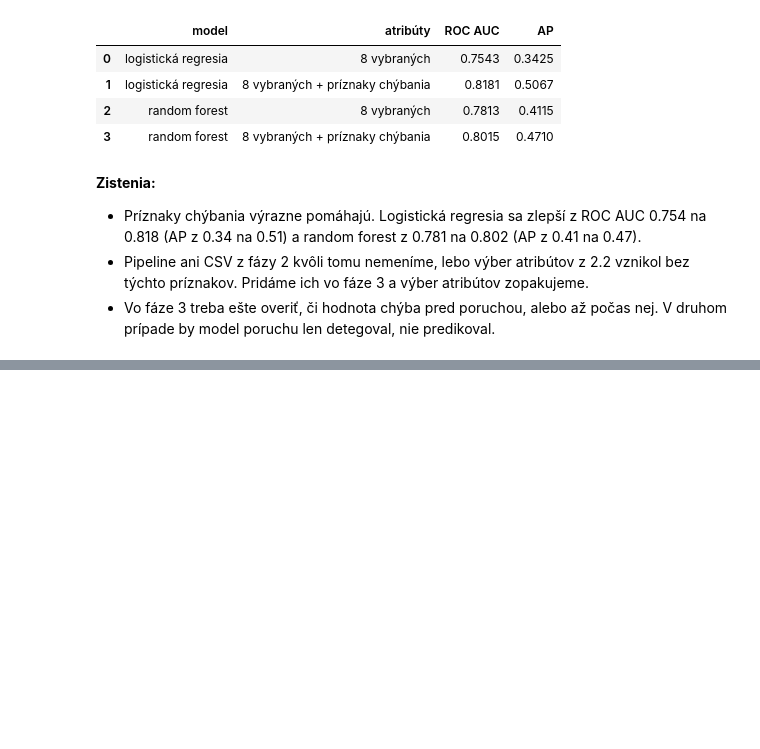
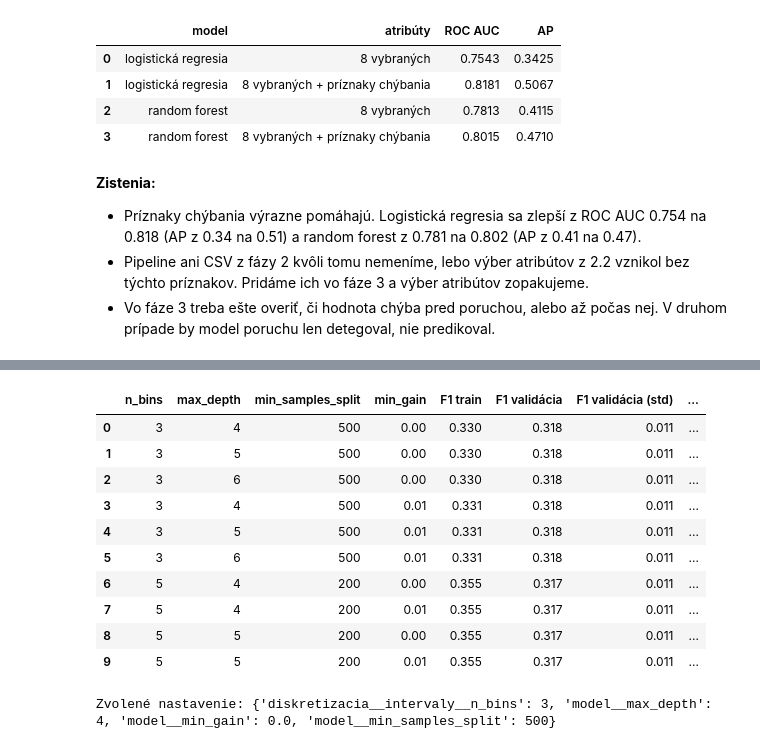
Before and after one commit to deno555/iau_projekt, a Jupyter notebook: IAU_projekt.ipynb, the cells around one changed output, grey strips where cells are left out. Drawn from its saved outputs; the diff is of its cells as text; code cells hidden in the pictures; blank space fills up the shorter version.

```diff
--- a/IAU_projekt.ipynb
+++ b/IAU_projekt.ipynb
@@ -1879,0 +2222,30 @@ display(pd.DataFrame(riadky_ch).round(4))
+# %%
+from sklearn.model_selection import GridSearchCV
+
+mriezka = {"diskretizacia__intervaly__n_bins": [3, 4, 5, 8],
+           "model__max_depth": [2, 3, 4, 5, 6],
+           "model__min_samples_split": [2, 200, 500],
+           "model__min_gain": [0.0, 0.01]}
+hladanie_id3 = GridSearchCV(id3_pipeline(class_weight="balanced"), mriezka, cv=delenia_cv, scoring=METRIKY,
+                            refit="F1", return_train_score=True).fit(X_train_raw, y_train)
+
+stlpce = {"param_diskretizacia__intervaly__n_bins": "n_bins", "param_model__max_depth": "max_depth",
+          "param_model__min_samples_split": "min_samples_split", "param_model__min_gain": "min_gain",
+          "mean_train_F1": "F1 train", "mean_test_F1": "F1 validácia", "std_test_F1": "F1 validácia (std)",
+          "mean_train_accuracy": "accuracy train", "mean_test_accuracy": "accuracy validácia"}
+display(pd.DataFrame(hladanie_id3.cv_results_).sort_values("rank_test_F1", kind="stable")[list(stlpce)]
+        .rename(columns=stlpce).head(10).round(3).reset_index(drop=True))
+print("Zvolené nastavenie:", hladanie_id3.best_params_)
+# %% [output]
+|  | n_bins | max_depth | min_samples_split | min_gain | F1 train | F1 validácia | F1 validácia (std) | ... |
+| 0 | 3 | 4 | 500 | 0.00 | 0.330 | 0.318 | 0.011 | ... |
+| 1 | 3 | 5 | 500 | 0.00 | 0.330 | 0.318 | 0.011 | ... |
+| 2 | 3 | 6 | 500 | 0.00 | 0.330 | 0.318 | 0.011 | ... |
+| 3 | 3 | 4 | 500 | 0.01 | 0.331 | 0.318 | 0.011 | ... |
+| 4 | 3 | 5 | 500 | 0.01 | 0.331 | 0.318 | 0.011 | ... |
+| 5 | 3 | 6 | 500 | 0.01 | 0.331 | 0.318 | 0.011 | ... |
+| 6 | 5 | 4 | 200 | 0.00 | 0.355 | 0.317 | 0.011 | ... |
+| 7 | 5 | 4 | 200 | 0.01 | 0.355 | 0.317 | 0.011 | ... |
+| 8 | 5 | 5 | 200 | 0.00 | 0.355 | 0.317 | 0.011 | ... |
+| 9 | 5 | 5 | 200 | 0.01 | 0.355 | 0.317 | 0.011 | ... |
+Zvolené nastavenie: {'diskretizacia__intervaly__n_bins': 3, 'model__max_depth': 4, 'model__min_gain': 0.0, 'model__min_samples_split': 500}
```
Also changed, not shown: parts of 21 cells of this notebook.
